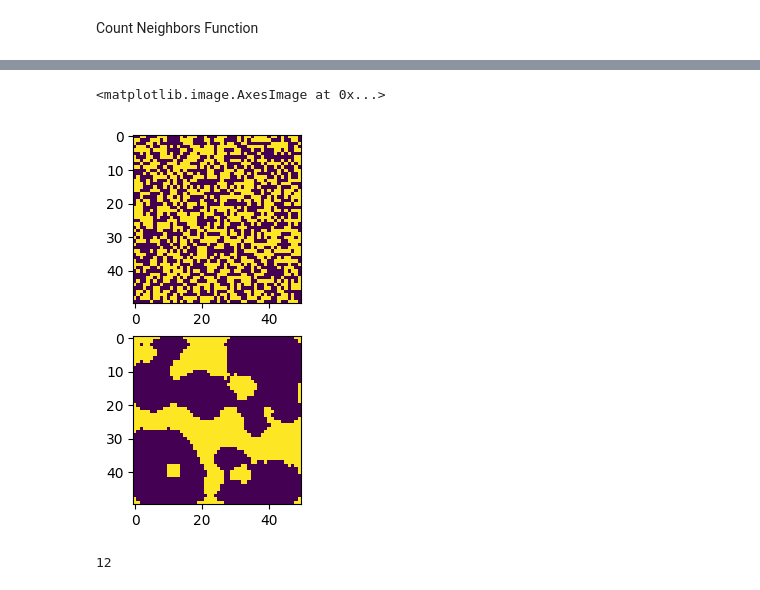
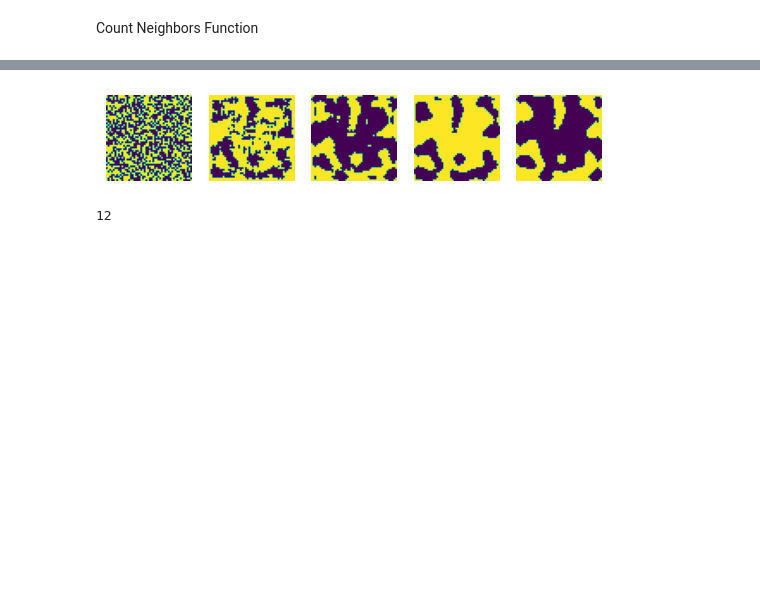
Before and after one commit to parsadaj/cellular-automata-dungeon-generation, a Jupyter notebook: main.ipynb, the cells around one changed output, grey strips where cells are left out. Saved outputs shown, nothing was run; the diff lists cells and outputs as text; code cells hidden in the pictures; blank space fills up the shorter version.

```diff
--- a/main.ipynb
+++ b/main.ipynb
@@ -67,16 +67,18 @@ Are the results the same? True
 # %%
 rooms = []
 rooms.append(np.random.choice([0, 1], (room_size, room_size) ,p=[1-rock_percentage, rock_percentage]))
 
-fig, axes = plt.subplots(1+1)
-axes[0].imshow(rooms[0])
+fig, axes = plt.subplots(1, n_iterations+1)
+axes[0].imshow(rooms[0])#, cmap='gray')
+axes[0].axis('off')
 for i in range(n_iterations):
     neighbor_count = count_neighbors_convolve2d(rooms[i], n_neighborhood)
     rooms.append((neighbor_count < neighborhood_threshold).astype(int))
-axes[-1].imshow(rooms[i+1])
+    axes[i+1].imshow(rooms[i+1])#, cmap='gray')
+    axes[i+1].axis('off')
+# axes[-1].imshow(rooms[i+1])
 # %% [output]
-<matplotlib.image.AxesImage at 0x...>
-[figure, old version]
+[figure, new version]
 # %%
 neighborhood_threshold
 # %% [output]
```
Also changed, not shown: parts of 1 cell of this notebook, 1 other file.
